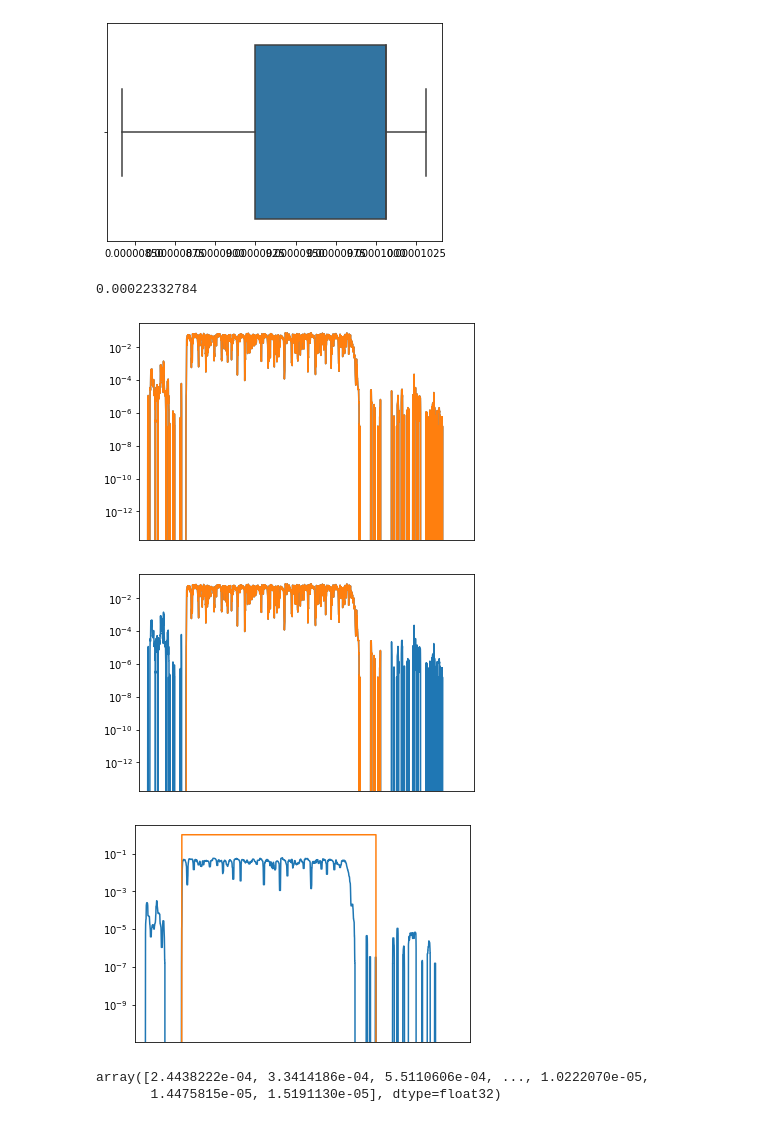
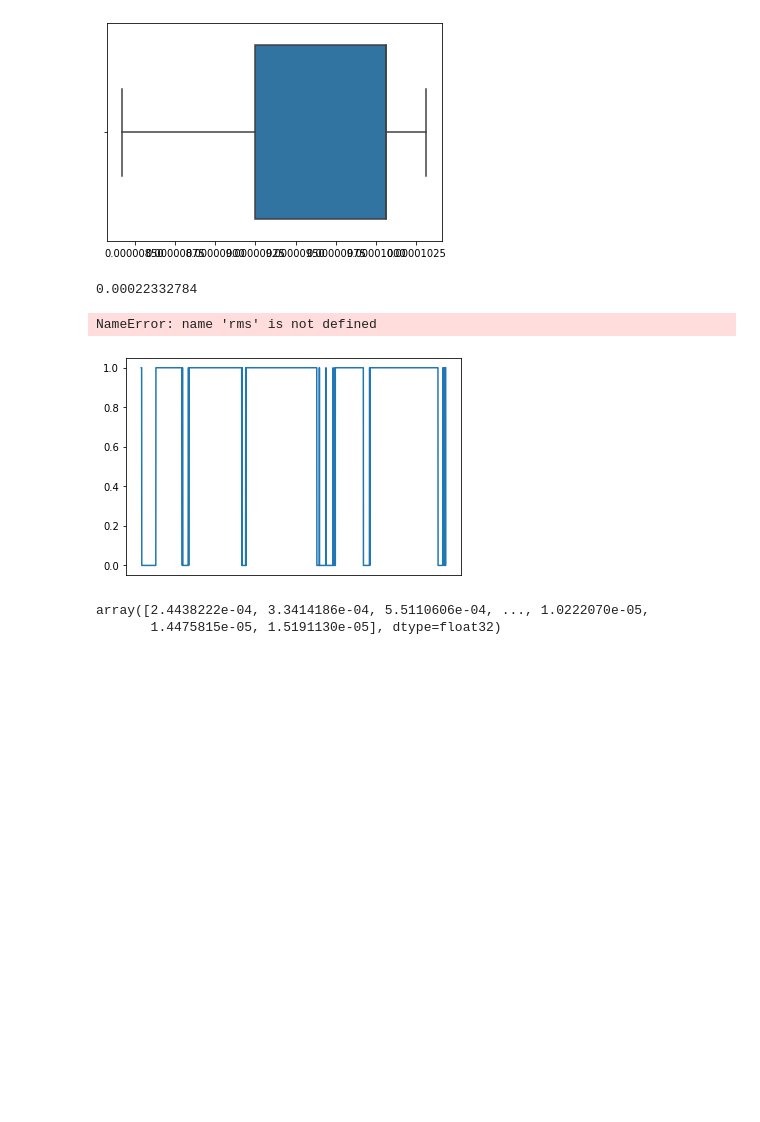
Before and after one commit to shayenne/vocaldetection, a Jupyter notebook: scripts/Threshold Spleeter.ipynb, the cells around one changed output. Cells and saved outputs as stored; diff of their text form; code cells hidden in the pictures; blank space fills up the shorter version.

Commit message:
Checkpoint to save modifications on notebooks
This commit adds code to create more graphs and bug fix the Source
Separation model.

Signed-off-by: Shayenne Moura <shayenne.moura@usp.br>

```diff
--- a/scripts/Threshold Spleeter.ipynb
+++ b/scripts/Threshold Spleeter.ipynb
@@ -42,6 +42,8 @@ for piece in train_files[0]+test_files[0]:
     print (sr)
 
     dict_rms[piece] = librosa.feature.rms(y=y, frame_length=2205, hop_length=441)
+    plt.plot(dict_rms[piece][0])
+    plt.show()
 # %% [output]
 AClassicEducation_NightOwl
 /media/DISCO2TB/datasets/MedleyDB/Audio/SeparatedSources/AClassicEducation_NightOwl_MIX/vocals.wav
@@ -145,8 +152,7 @@ rows_list = []
 
 
 for split in tqdm(range(10)):
-    if split == 8:
-        continue
+
     X_train, y_train = [], []
     X_test, y_test = [], []
 
@@ -157,8 +163,8 @@ for split in tqdm(range(10)):
             complete = [0] * (len(dict_rms[piece][0])-len(dict_lbl[piece]))
             dict_lbl[piece] = dict_lbl[piece].tolist() + complete
 
-        X_train.append(dict_rms[piece][0])
-        y_train.append(dict_lbl[piece])
+        X_train.append(dict_rms[piece][0].copy() - min(dict_rms[piece][0]) / max(dict_rms[piece][0]))
+        y_train.append(dict_lbl[piece].copy())
 
 
     X_train = np.concatenate(X_train)
@@ -197,8 +203,8 @@ for split in tqdm(range(10)):
             complete = [0] * (len(dict_rms[piece][0])-len(dict_lbl[piece]))
             dict_lbl[piece] = dict_lbl[piece].tolist() + complete
 
-        X_test = dict_rms[piece][0]
-        y_test = dict_lbl[piece]
+        X_test = dict_rms[piece][0].copy() - min(dict_rms[piece][0]) / max(dict_rms[piece][0])
+        y_test = dict_lbl[piece].copy()
 
         y_true = y_test
 
@@ -446,24 +555,23 @@ optimal_threshold
 0.00022332784
 # %%
 plt.plot(dict_rms[piece][0][:-1])
-plt.semilogy(dict_rms[piece][0][:-1], label='RMS Energy')
+#plt.semilogy(dict_rms[piece][0][:-1], label='RMS Energy')
 plt.xticks([])
 plt.xlim([0, rms.shape[-1]])
 plt.show()
 plt.plot(dict_rms[piece][0][:-1])
 plt.semilogy(dict_lbl[piece]*dict_rms[piece][0][:-1], label='RMS Energy')
 plt.xticks([])
 plt.xlim([0, rms.shape[-1]])
 plt.show()
 plt.plot(medfilt(dict_rms[piece][0][:-1],51))
 plt.semilogy(dict_lbl[piece], label='RMS Energy')
 plt.xticks([])
 plt.xlim([0, rms.shape[-1]])
 plt.show()
 # %% [output]
+NameError: name 'rms' is not defined
-[figure, old version]
+[figure, new version]
-[figure, removed]
-[figure, removed]
 # %%
 #Normalized Data
 x = X_test
```
Also changed, not shown: parts of 24 cells of this notebook, 1 other file.
